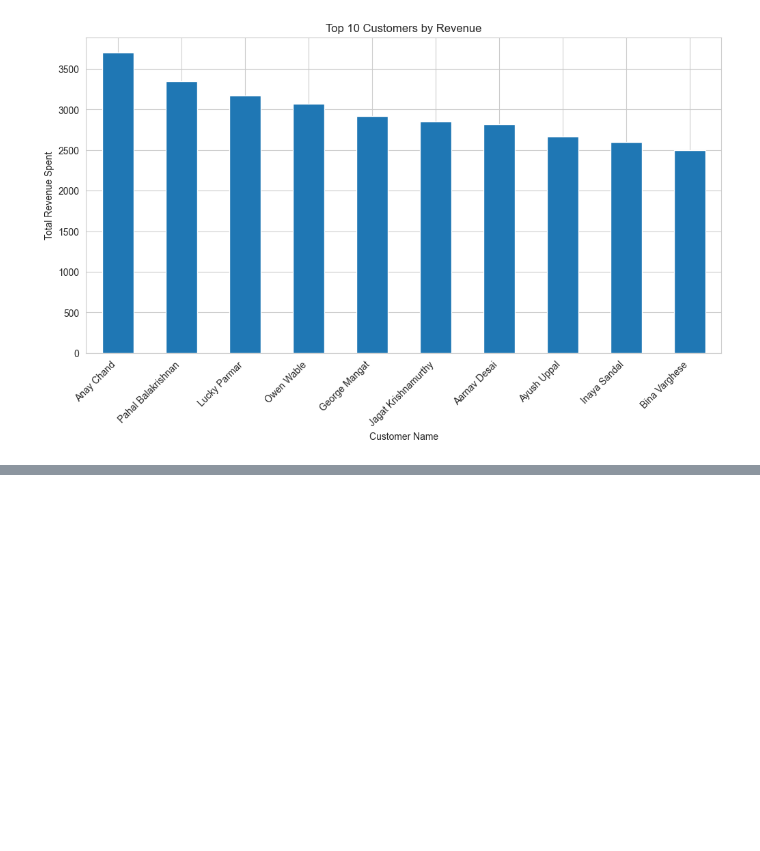
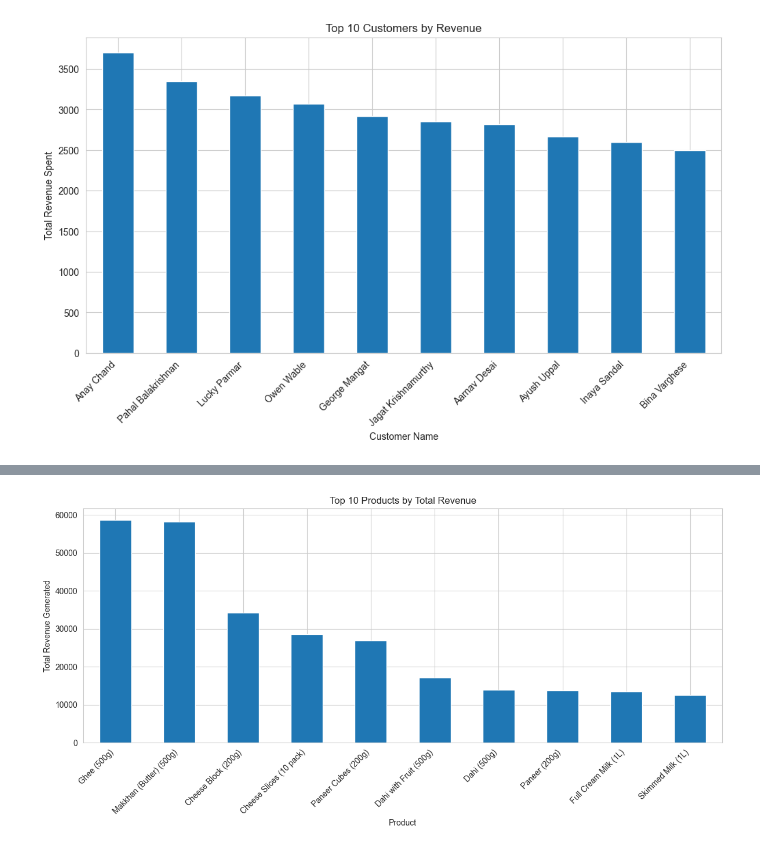
Before and after one commit to mansimakhare/dudhganga_dairy_analytics-, a Jupyter notebook: dudhganga-dairy-analysis.ipynb, the cells around one changed output, grey strips where cells are left out. Saved outputs shown, nothing was run; the diff lists cells and outputs as text; code cells hidden in the pictures; blank space fills up the shorter version.

Commit message:
feat: Analyze and visualize top products by revenue

```diff
--- a/dudhganga-dairy-analysis.ipynb
+++ b/dudhganga-dairy-analysis.ipynb
@@ -210,0 +213,6 @@ plt.show()
+# %%
+# Group by product name and sum the revenue for each product
+top_products_by_revenue = merged_df.groupby('name')['revenue'].sum().sort_values(ascending=False).head(10)
+
+print("Top 10 Products by Total Revenue:")
+print(top_products_by_revenue)
@@ -210,0 +233,11 @@ plt.show()
+# %%
+top_products_by_revenue.plot(kind='bar', figsize=(12, 6))
+
+plt.title('Top 10 Products by Total Revenue')
+plt.xlabel('Product')
+plt.ylabel('Total Revenue Generated')
+plt.xticks(rotation=45, ha='right')
+plt.tight_layout()
+plt.show()
+# %% [output]
+[figure, added]
```
Also changed, not shown: parts of 2 cells of this notebook.
